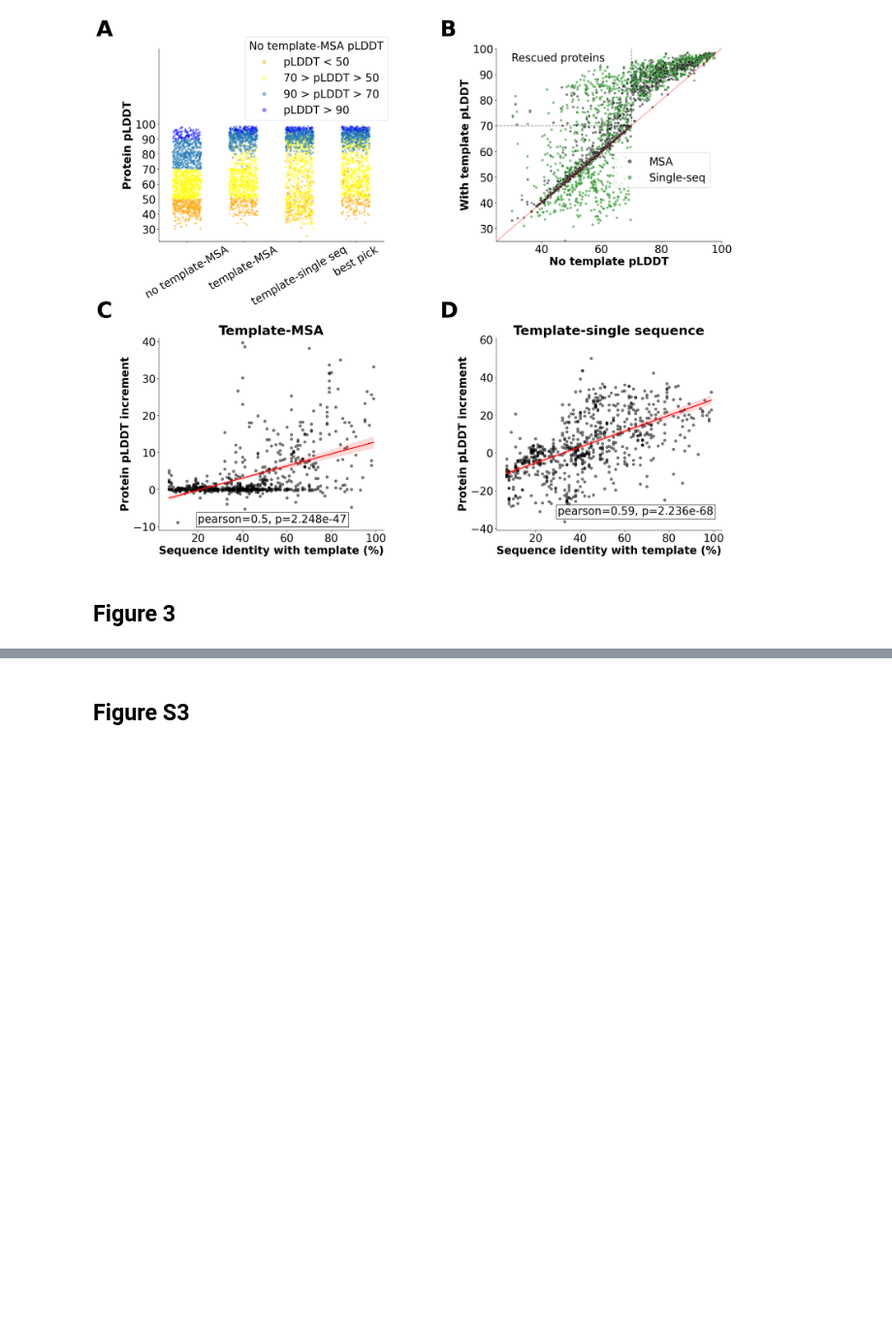
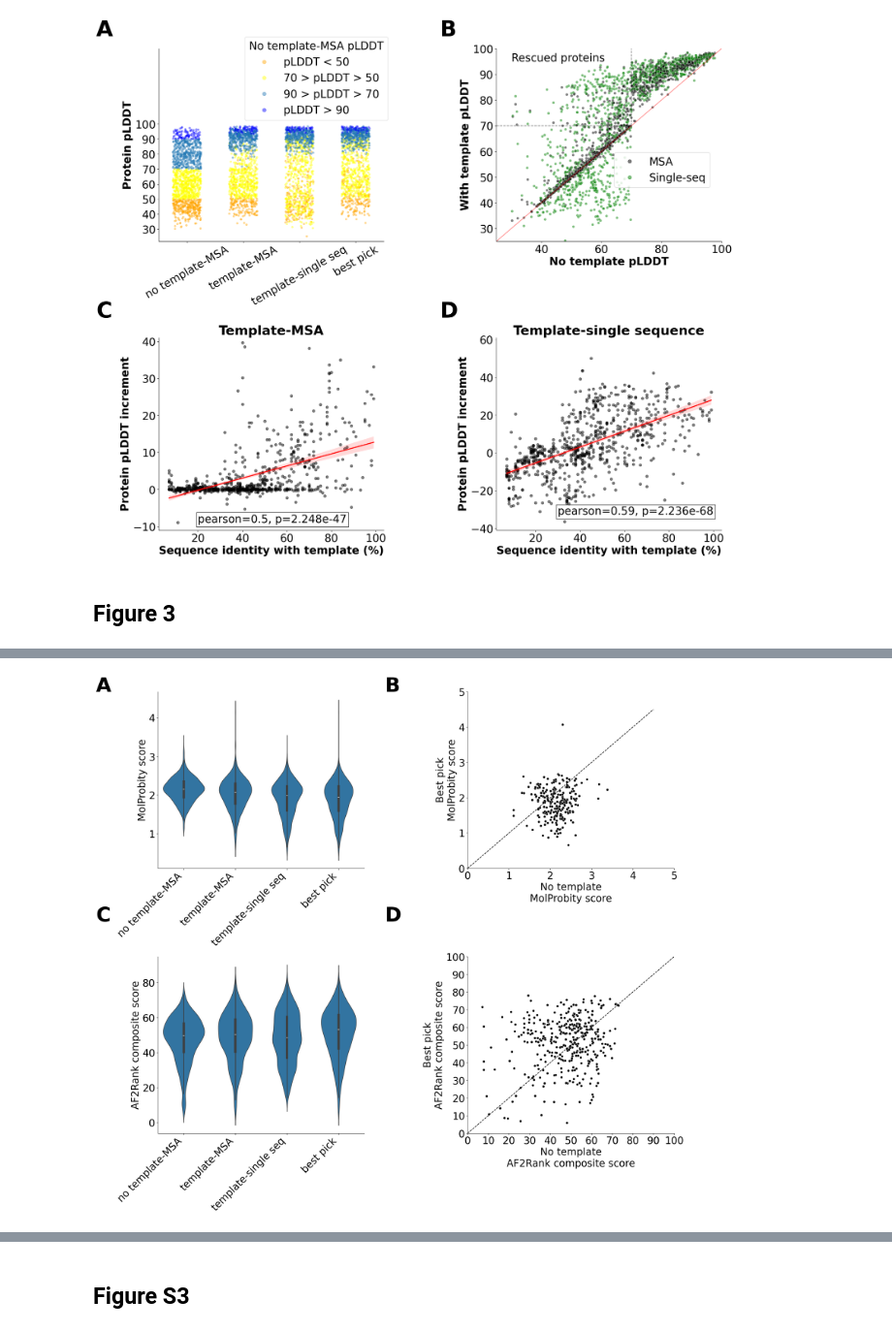
Before and after one commit to FranceCosta/AF2Fix, a Jupyter notebook: generate_figures.ipynb, the cells around one changed output, grey strips where cells are left out. Shown at 97% size. Saved outputs shown, nothing was run; the diff lists cells and outputs as text; code cells hidden in the pictures; blank space fills up the shorter version.

```diff
--- a/generate_figures.ipynb
+++ b/generate_figures.ipynb
@@ -634,6 +634,21 @@ See the caveats in the documentation: https://pandas.pydata.org/pandas-docs/stab
 [figure]
 # %% [markdown]
 ## Figure 3
+# %%
+# prepare molprobity data
+
+plot_molp = pd.merge(df_molp, AF2_df[['pfamA_acc', 'uniprot_acc', 'condition', 'plddt']],
+         on=['pfamA_acc', 'uniprot_acc', 'condition'])
+plot_molp = get_best_condition(plot_molp, 'plddt')
+
+improvable_proteins = AF2_df[(AF2_df.condition=='no_template') & (AF2_df.plddt < 70)]\
+    .uniprot_acc.unique()
+plot_molp = plot_molp[plot_molp.uniprot_acc.isin(improvable_proteins)]
+uniprot_accs = [uniprot_acc for uniprot_acc in plot_molp[plot_molp.condition == 'no_template'].uniprot_acc.unique() if\
+                uniprot_acc in plot_molp[plot_molp.condition == 'template_single_seq'].uniprot_acc.unique() and\
+                uniprot_acc in plot_molp[plot_molp.condition == 'template_MSA'].uniprot_acc.unique() ]
+plot_molp = plot_molp[plot_molp.uniprot_acc.isin(uniprot_accs)]
+plot_molp = plot_molp.drop_duplicates()
 # %%
 # prepare af2rank data
 
@@ -763,0 +671,76 @@ plt.savefig(os.path.join(FIGURES_DIR, 'figure3.png'), dpi=400,  transparent=Fals
+# %%
+fig, ax = plt.subplots(2,2, figsize=[20,20])
+plt.subplots_adjust(hspace=.5,
+                    wspace=.5,
+                    left=0,
+                    right=.9)
+plt.text(-180,250, "A", weight="bold", fontsize=ANNOT_FONT_SIZE)
+plt.text(-40,250, "B", weight="bold", fontsize=ANNOT_FONT_SIZE)
+plt.text(-180,120, "C", weight="bold", fontsize=ANNOT_FONT_SIZE)
+plt.text(-40,120, "D", weight="bold", fontsize=ANNOT_FONT_SIZE)
+
+# 1
+
+sns.violinplot(plot_molp.assign(condition=lambda x: x["condition"].replace({'no_template': 'no template-MSA', 'template_MSA': 'template-MSA',
+        'template_single_seq': 'template-single seq', 'best_pick': 'best pick'})),
+                 x="condition", y="MolProbity score", ax=ax[0,0])
+plt.setp(ax[0,0].get_xticklabels(), ha="right", rotation=45)
+
+ax[0,0].set_xlabel("")
+ax[0,0].spines['right'].set_visible(False)
+ax[0,0].spines['top'].set_visible(False)
+
+
+# 2
+sns.scatterplot(x=plot_molp[plot_molp["condition"]=="no_template"]["MolProbity score"],
+                y=plot_molp[plot_molp["condition"]=="best_pick"]["MolProbity score"], color="black", ax=ax[0,1])
+
+ax[0,1].set_xticks([i for i in range(0,6)])
+ax[0,1].set_yticks([i for i in range(0,6)])
+ax[0,1].set_xlim([0, 5])
+ax[0,1].set_ylim([0, 5])
+
+ax[0,1].set_xlabel("No template\nMolProbity score")
+ax[0,1].set_ylabel("Best pick\nMolProbity score")
+
+X_plot = np.linspace(0, 4.5)
+Y_plot = X_plot
+ax[0,1].plot(X_plot, Y_plot, color='black', ls="--")
+
+ax[0,1].spines['right'].set_visible(False)
+ax[0,1].spines['top'].set_visible(False)
+
+# 3
+sns.violinplot(plot_af2rank.assign(condition=lambda x: x["condition"].replace({'no_template': 'no template-MSA', 'template_MSA': 'template-MSA',
+        'template_single_seq': 'template-single seq', 'best_pick': 'best pick'})),
+                 x="condition", y="af2rank_composite", ax=ax[1,0])
+plt.setp(ax[1,0].get_xticklabels(), ha="right", rotation=45)
+
+ax[1,0].set_xlabel("")
+ax[1,0].spines['right'].set_visible(False)
+ax[1,0].spines['top'].set_visible(False)
+ax[1,0].set_ylabel('AF2Rank composite score')
+
+# 4
+sns.scatterplot(x=plot_af2rank[plot_af2rank["condition"]=="no_template"]["af2rank_composite"],
+                y=plot_af2rank[plot_af2rank["condition"]=="best_pick"]["af2rank_composite"], color="black", ax=ax[1,1])
+
+ax[1,1].set_xticks([i for i in range(0,110,10)])
+ax[1,1].set_yticks([i for i in range(0,110,10)])
+ax[1,1].set_xlim([0,100])
+ax[1,1].set_ylim([0,100])
+
+ax[1,1].set_xlabel("No template\nAF2Rank composite score")
+ax[1,1].set_ylabel("Best pick\nAF2Rank composite score")
+
+X_plot = np.linspace(0,100)
+Y_plot = X_plot
+ax[1,1].plot(X_plot, Y_plot, color='black', ls="--")
+
+ax[1,1].spines['right'].set_visible(False)
+ax[1,1].spines['top'].set_visible(False)
+
+
+plt.savefig(os.path.join(FIGURES_DIR, 'figure3.png'), dpi=400,  transparent=False, bbox_inches='tight')
+# %% [output]
+[figure, added]
```
Also changed, not shown: parts of 8 cells of this notebook, 4 other files.
